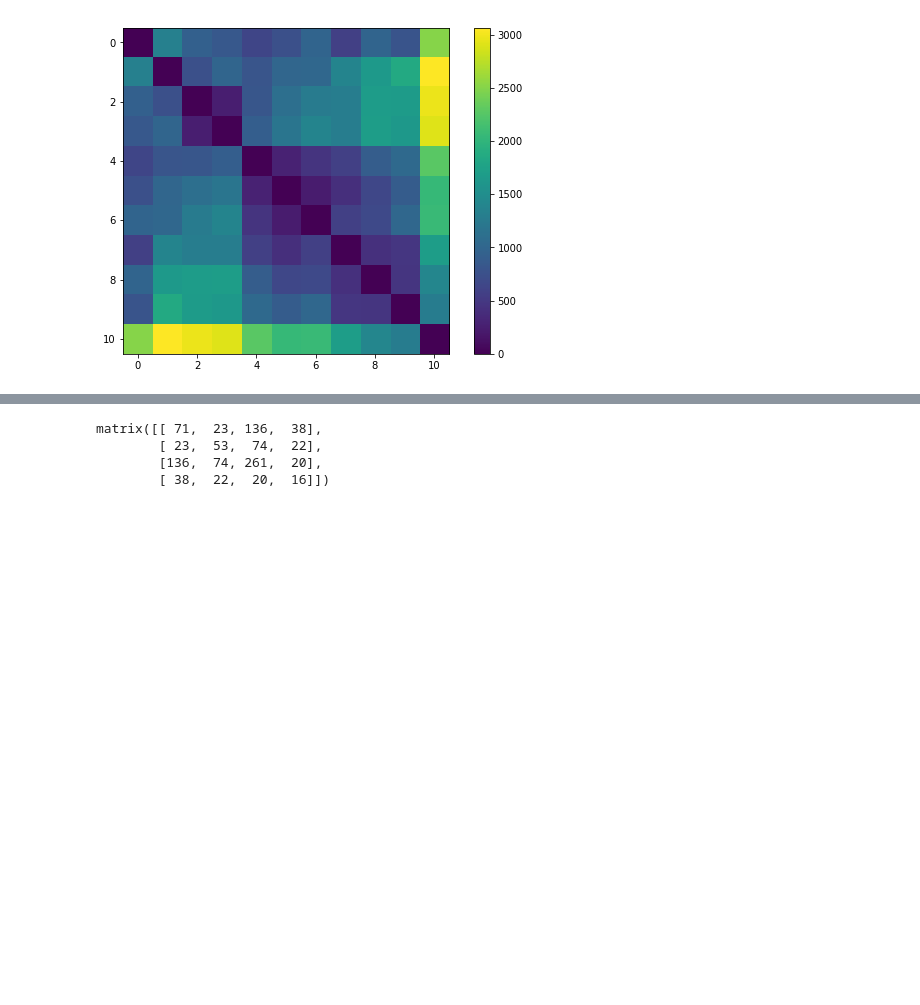
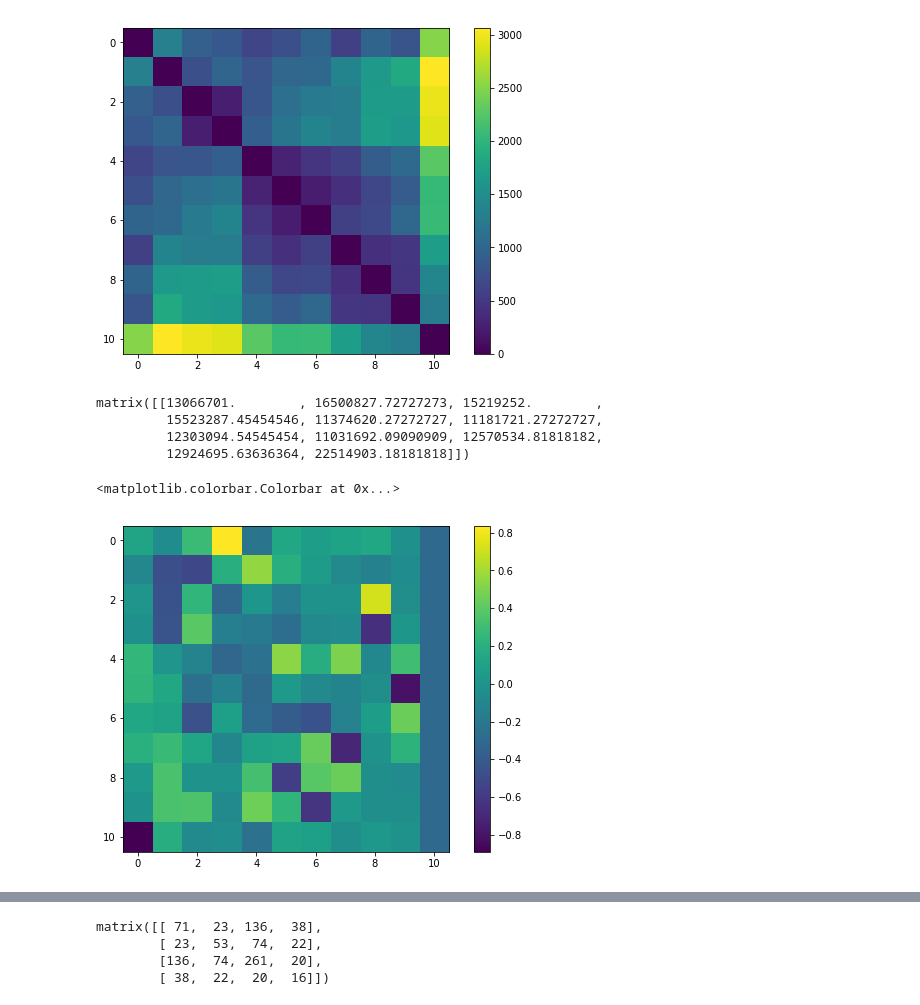
Before and after one commit to nhuallpa/orga-compu2018, a Jupyter notebook: guia reddimensiones.ipynb, the cells around one changed output, grey strips where cells are left out. Saved outputs shown, nothing was run; the diff lists cells and outputs as text; code cells hidden in the pictures; blank space fills up the shorter version.

```diff
--- a/guia reddimensiones.ipynb
+++ b/guia reddimensiones.ipynb
@@ -406,0 +425,17 @@ plt.colorbar()
+# %%
+promedio = ciudadesCuadrado.mean(0)
+promedio
+# %% [output]
+matrix([[13066701.        , 16500827.72727273, 15219252.        ,
+         15523287.45454546, 11374620.27272727, 11181721.27272727,
+         12303094.54545454, 11031692.09090909, 12570534.81818182,
+         12924695.63636364, 22514903.18181818]])
+# %%
+ciudadesCentrado = ciudadesCuadrado - promedio
+u, s, v = np.linalg.svd(ciudadesCentrado)
+plt.figure(figsize=(9,6))
+plt.imshow(u)
+plt.colorbar()
+# %% [output]
+<matplotlib.colorbar.Colorbar at 0x...>
+[figure, added]
```
Also changed, not shown: parts of 23 cells of this notebook.
